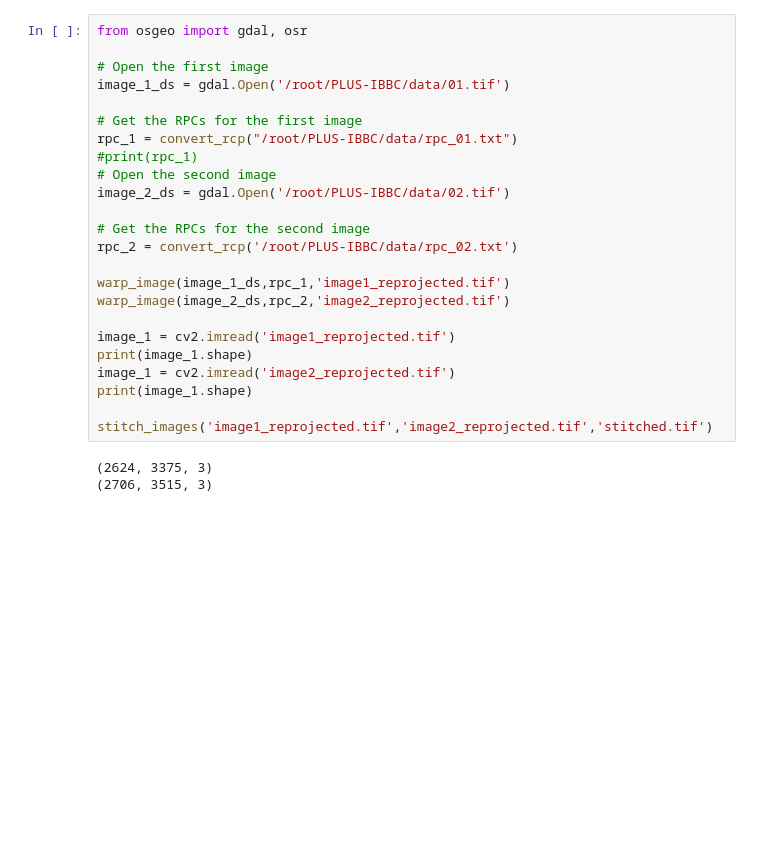
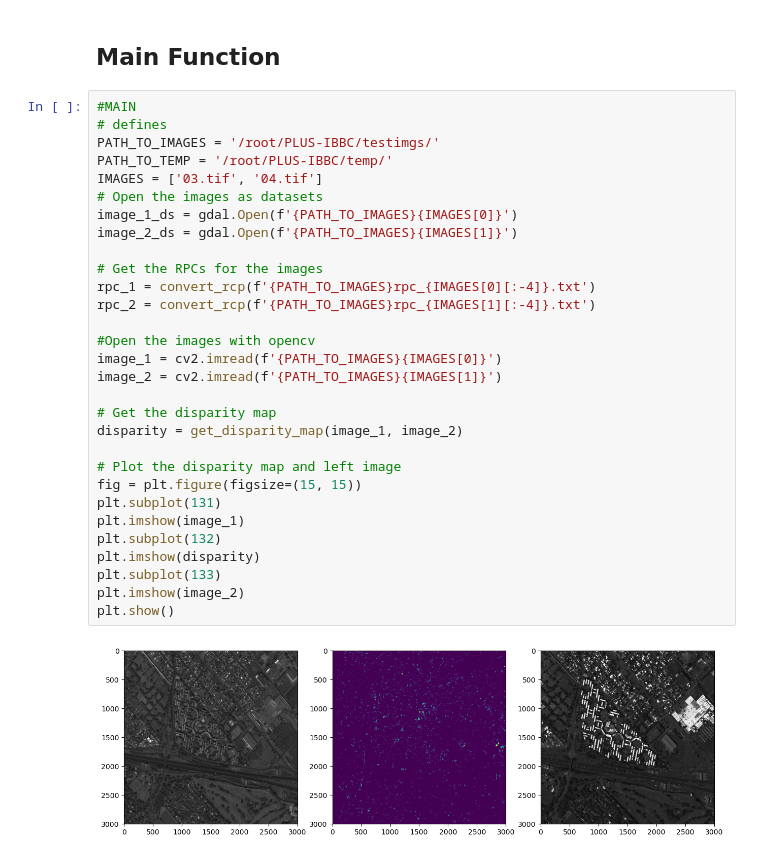
Before and after one commit to sfindenig/PLUS-IBBC, a Jupyter notebook: test2.ipynb, the cells around one changed output. Cells and saved outputs as stored; diff of their text form; blank space fills up the shorter version.

```diff
--- a/test2.ipynb
+++ b/test2.ipynb
@@ -216,27 +238,34 @@ AttributeError: 'Dataset' object has no attribute 'Close'
-# %%
-from osgeo import gdal, osr
-
-# Open the first image
-image_1_ds = gdal.Open('/root/PLUS-IBBC/data/01.tif')
-
-# Get the RPCs for the first image
-rpc_1 = convert_rcp("/root/PLUS-IBBC/data/rpc_01.txt")
-#print(rpc_1)
-# Open the second image
-image_2_ds = gdal.Open('/root/PLUS-IBBC/data/02.tif')
-
-# Get the RPCs for the second image
-rpc_2 = convert_rcp('/root/PLUS-IBBC/data/rpc_02.txt')
-
-warp_image(image_1_ds,rpc_1,'image1_reprojected.tif')
-warp_image(image_2_ds,rpc_2,'image2_reprojected.tif')
-
-image_1 = cv2.imread('image1_reprojected.tif')
-print(image_1.shape)
-image_1 = cv2.imread('image2_reprojected.tif')
-print(image_1.shape)
-
-stitch_images('image1_reprojected.tif','image2_reprojected.tif','stitched.tif')
-# %% [output]
-(2624, 3375, 3)
-(2706, 3515, 3)
+# %% [markdown]
+## Main Function
+# %%
+#MAIN
+# defines
+PATH_TO_IMAGES = '/root/PLUS-IBBC/testimgs/'
+PATH_TO_TEMP = '/root/PLUS-IBBC/temp/'
+IMAGES = ['03.tif', '04.tif']
+# Open the images as datasets
+image_1_ds = gdal.Open(f'{PATH_TO_IMAGES}{IMAGES[0]}')
+image_2_ds = gdal.Open(f'{PATH_TO_IMAGES}{IMAGES[1]}')
+
+# Get the RPCs for the images
+rpc_1 = convert_rcp(f'{PATH_TO_IMAGES}rpc_{IMAGES[0][:-4]}.txt')
+rpc_2 = convert_rcp(f'{PATH_TO_IMAGES}rpc_{IMAGES[1][:-4]}.txt')
+
+#Open the images with opencv
+image_1 = cv2.imread(f'{PATH_TO_IMAGES}{IMAGES[0]}')
+image_2 = cv2.imread(f'{PATH_TO_IMAGES}{IMAGES[1]}')
+
+# Get the disparity map
+disparity = get_disparity_map(image_1, image_2)
+
+# Plot the disparity map and left image
+fig = plt.figure(figsize=(15, 15))
+plt.subplot(131)
+plt.imshow(image_1)
+plt.subplot(132)
+plt.imshow(disparity)
+plt.subplot(133)
+plt.imshow(image_2)
+plt.show()
+# %% [output]
+[figure, added]
```
Also changed, not shown: parts of 22 cells of this notebook.
